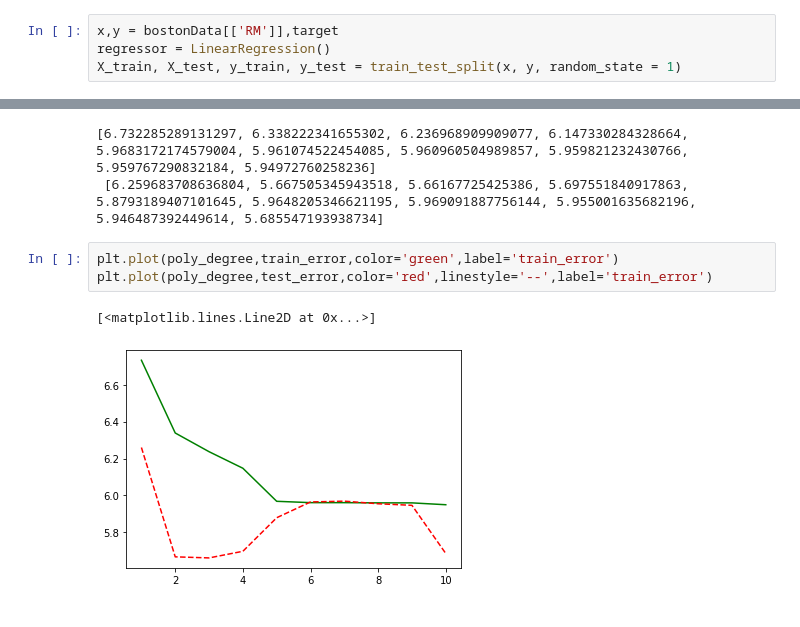
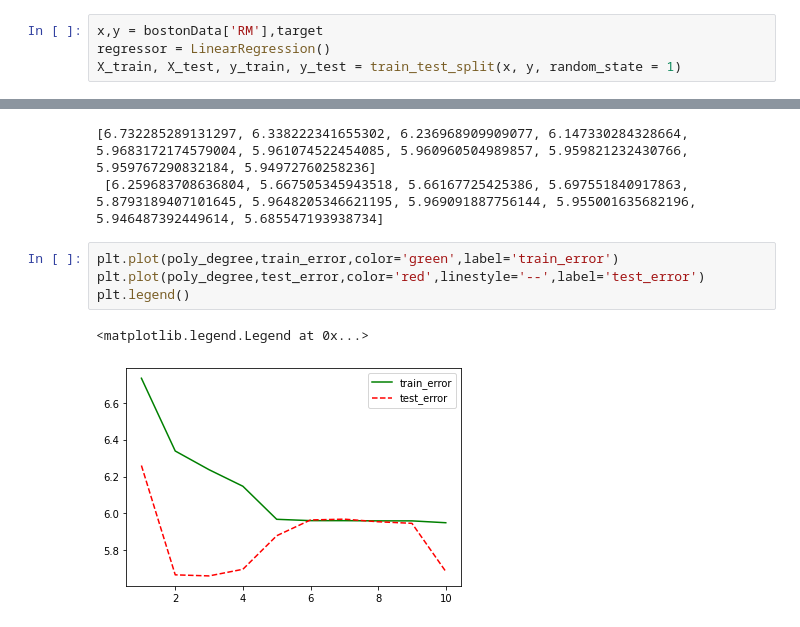
Before and after one commit to Rahul711sharma/Regressions, a Jupyter notebook: Bias_Variance_Tradeoff_Polynomial_Regression_Testing.ipynb, the cells around one changed output, grey strips where cells are left out. Drawn from its saved outputs; the diff is of its cells as text.

```diff
--- a/Bias_Variance_Tradeoff_Polynomial_Regression_Testing.ipynb
+++ b/Bias_Variance_Tradeoff_Polynomial_Regression_Testing.ipynb
@@ -61,7 +61,7 @@ poly_degree
 # %% [output]
 array([ 1,  2,  3,  4,  5,  6,  7,  8,  9, 10])
 # %%
-x,y = bostonData[['RM']],target
+x,y = bostonData['RM'],target
 regressor = LinearRegression()
 X_train, X_test, y_train, y_test = train_test_split(x, y, random_state = 1)
 # %%
@@ -95,7 +95,8 @@ print(train_error,'\n',test_error)
  [6.259683708636804, 5.667505345943518, 5.66167725425386, 5.697551840917863, 5.8793189407101645, 5.9648205346621195, 5.969091887756144, 5.955001635682196, 5.946487392449614, 5.685547193938734]
 # %%
 plt.plot(poly_degree,train_error,color='green',label='train_error')
-plt.plot(poly_degree,test_error,color='red',linestyle='--',label='train_error')
+plt.plot(poly_degree,test_error,color='red',linestyle='--',label='test_error')
+plt.legend()
 # %% [output]
-[<matplotlib.lines.Line2D at 0x...>]
+<matplotlib.legend.Legend at 0x...>
-[figure, old version]
+[figure, new version]
```
